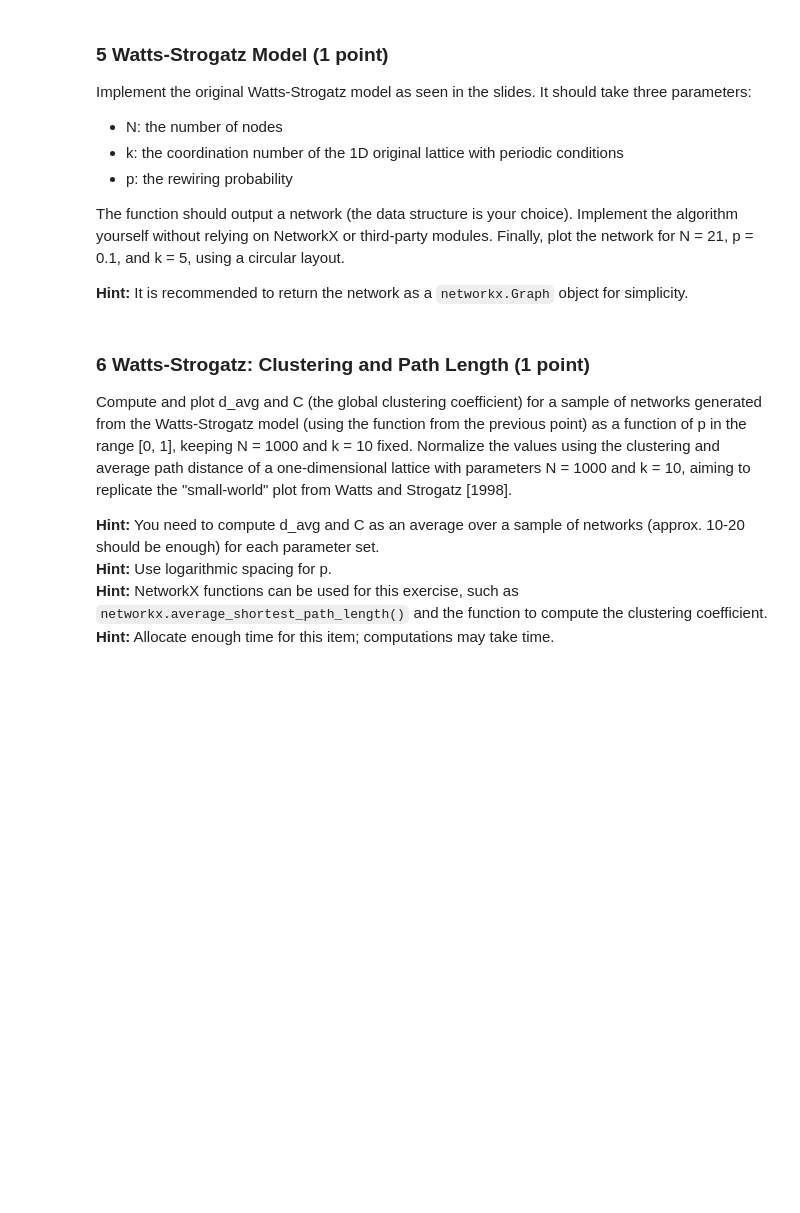
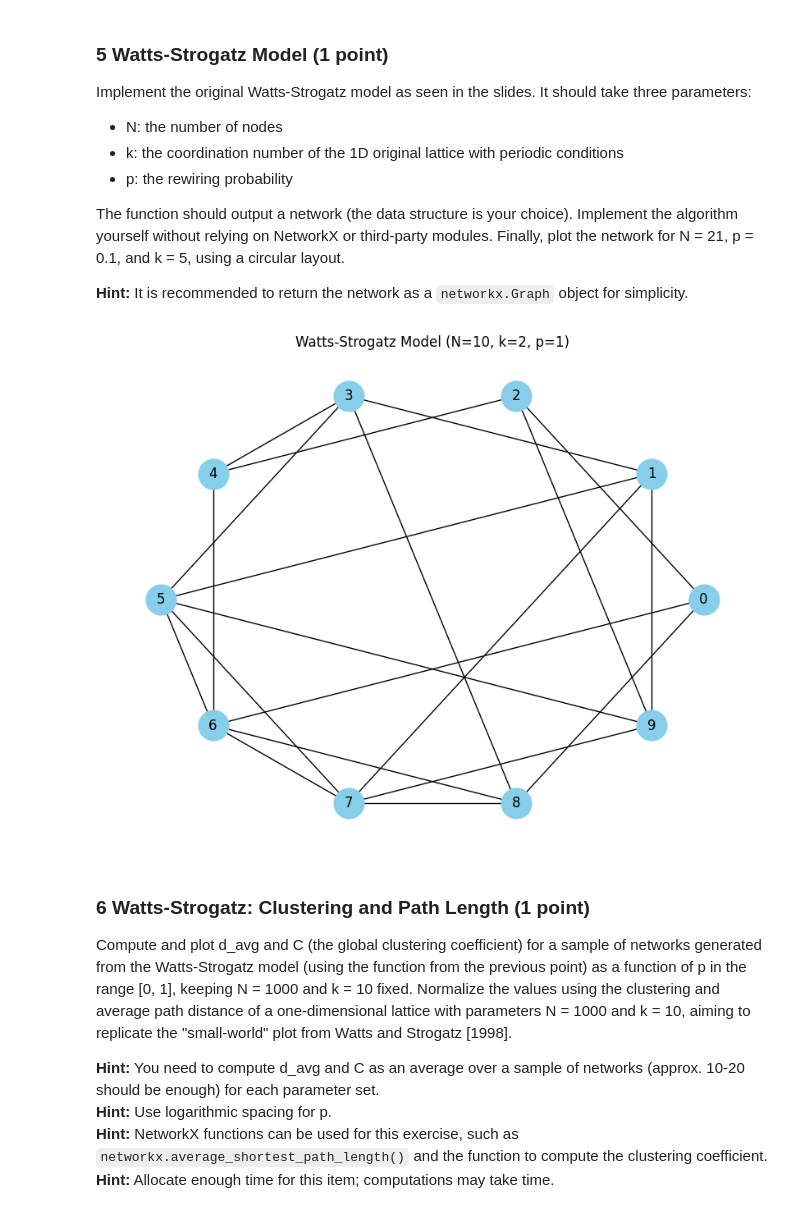
Before and after one commit to liamti5/UZH-Network-Science, a Jupyter notebook: a4/assignment4_Liam_Tessendorf_Maximilian_von_Willich.ipynb, the cells around one changed output. Saved outputs shown, nothing was run; the diff lists cells and outputs as text; code cells hidden in the pictures; blank space fills up the shorter version.

```diff
--- a/a4/assignment4_Liam_Tessendorf_Maximilian_von_Willich.ipynb
+++ b/a4/assignment4_Liam_Tessendorf_Maximilian_von_Willich.ipynb
@@ -174,6 +281,42 @@ Implement the original Watts‐Strogatz model as seen in the slides. It should t
 The function should output a network (the data structure is your choice). Implement the algorithm yourself without relying on NetworkX or third-party modules. Finally, plot the network for N = 21, p = 0.1, and k = 5, using a circular layout.
 
 **Hint:** It is recommended to return the network as a `networkx.Graph` object for simplicity.
+# %%
+def watts_strogatz_model(N, k, p):
+    G = create_lattice(
+        N, k
+    )  # TODO: Slidedeck says we start with a regular ring lattice with 2k neighbours of each node, nx implemenation only connects each node to k/2 neighbours
+
+    nodes = list(G.nodes)
+
+    for i in range(N):
+        for j in range(1, k):
+            if random.random() < p:
+                while True:
+                    new_neighbor = random.choice(nodes)
+                    if new_neighbor != i and not G.has_edge(i, new_neighbor):
+                        G.remove_edge(i, (i + j) % N)
+                        G.add_edge(i, new_neighbor)
+                        break
+    return G
+    # return nx.watts_strogatz_graph(N, k, p)
+
+
+N = 10
+k = 2
+p = 1
+
+G_ws = watts_strogatz_model(N, k, p)
+
+pos = nx.circular_layout(G_ws)
+plt.figure(figsize=(8, 6))
+nx.draw(
+    G_ws, pos, with_labels=True, node_color="skyblue", node_size=700, edge_color="black"
+)
+plt.title(f"Watts-Strogatz Model (N={N}, k={k}, p={p})")
+plt.show()
+# %% [output]
+[figure, added]
 # %% [markdown]
 ### 6 Watts‐Strogatz: Clustering and Path Length (1 point)
 Compute and plot d_avg and C (the global clustering coefficient) for a sample of networks generated from the Watts‐Strogatz model (using the function from the previous point) as a function of p in the range [0, 1], keeping N = 1000 and k = 10 fixed. Normalize the values using the clustering and average path distance of a one-dimensional lattice with parameters N = 1000 and k = 10, aiming to replicate the "small-world" plot from Watts and Strogatz [1998].
```
Also changed, not shown: parts of 10 cells of this notebook, 1 other file.
